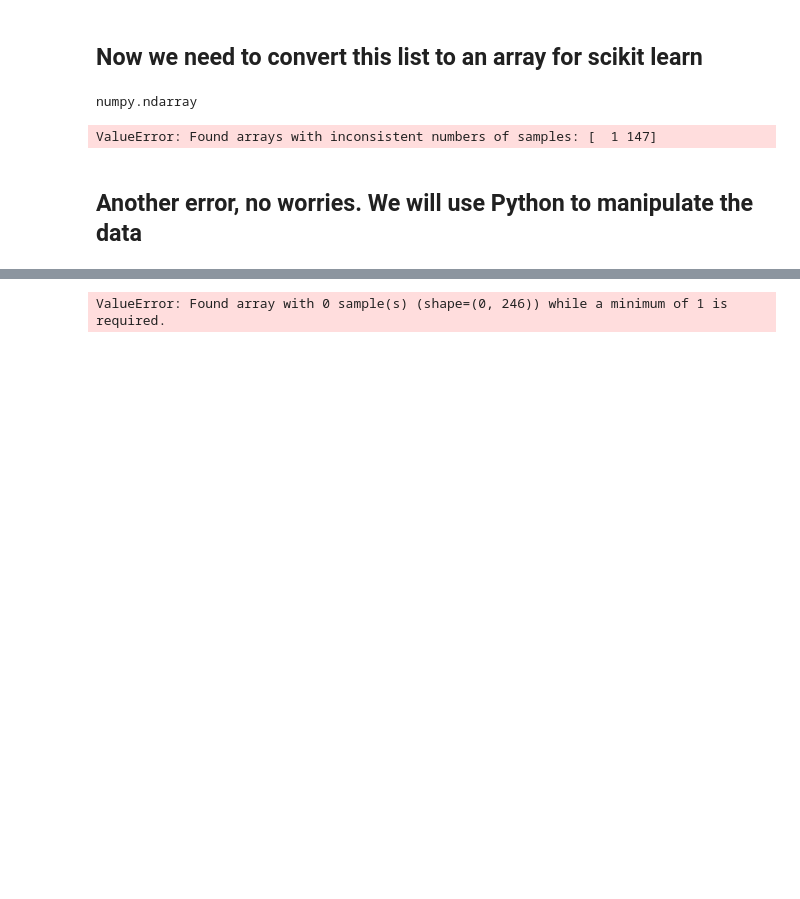
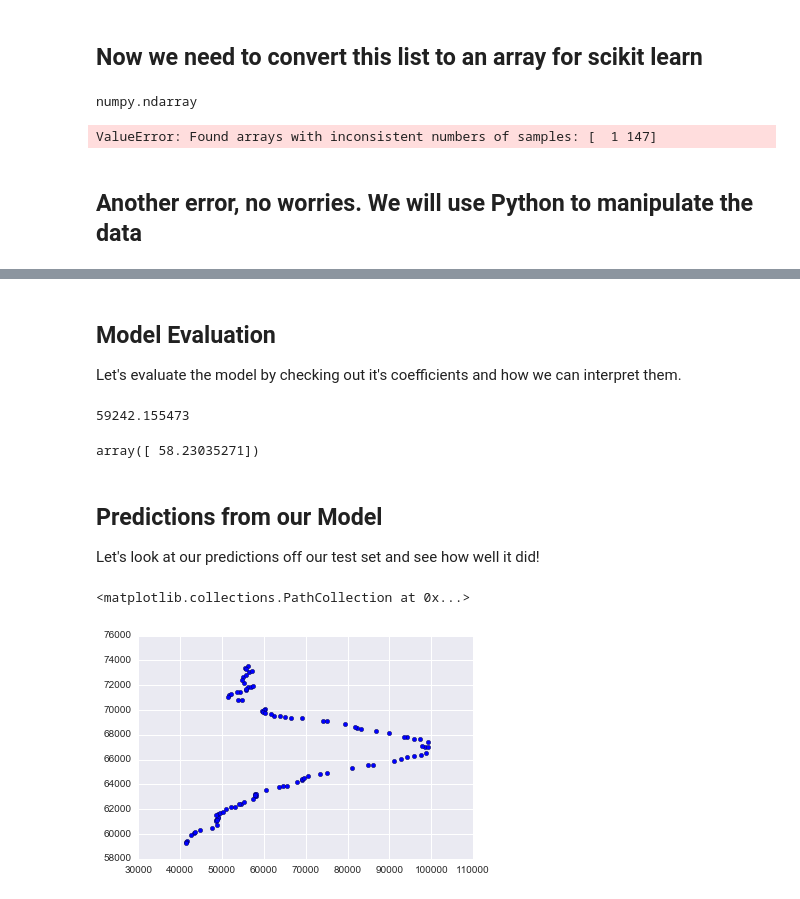
Before and after one commit to Ssscld/mke_scikit, a Jupyter notebook: ML - Regression Analysis.ipynb, the cells around one changed output, grey strips where cells are left out. Saved outputs shown, nothing was run; the diff lists cells and outputs as text; code cells hidden in the pictures; blank space fills up the shorter version.

Commit message:
Fixed regression errors

```diff
--- a/ML - Regression Analysis.ipynb
+++ b/ML - Regression Analysis.ipynb
@@ -308,7 +308,7 @@ ValueError: Found arrays with inconsistent numbers of samples: [  1 147]
 # %% [markdown]
 ## Another error, no worries. We will use Python to manipulate the data
 # %%
-X = X.reshape(1, -1)
+X = X.reshape(-1,1)
 # %%
 X_train, X_test, y_train, y_test = train_test_split(X, y, test_size=0.4, random_state=101)
 lm = LinearRegression()
@@ -355,6 +318,24 @@ array([[41400.0, 41500.0, 41400.0, 41500.0, 41700.0, 41900.0, 41800.0,
-# %%
-X_train, X_test, y_train, y_test = train_test_split(X, y, test_size=0.4, random_state=101)
-lm = LinearRegression()
-lm.fit(X_train,y_train)
-# %% [output]
-ValueError: Found array with 0 sample(s) (shape=(0, 246)) while a minimum of 1 is required.
+# %% [markdown]
+## Model Evaluation
+
+Let's evaluate the model by checking out it's coefficients and how we can interpret them.
+# %%
+# print the intercept
+print(lm.intercept_)
+# %% [output]
+59242.155473
+# %%
+lm.coef_
+# %% [output]
+array([ 58.23035271])
+# %% [markdown]
+## Predictions from our Model
+
+Let's look at our predictions off our test set and see how well it did!
+# %%
+predictions = lm.predict(X_test)
+# %%
+plt.scatter(y_test,predictions)
+# %% [output]
+<matplotlib.collections.PathCollection at 0x...>
+[figure, added]
```
Also changed, not shown: parts of 8 cells of this notebook.
